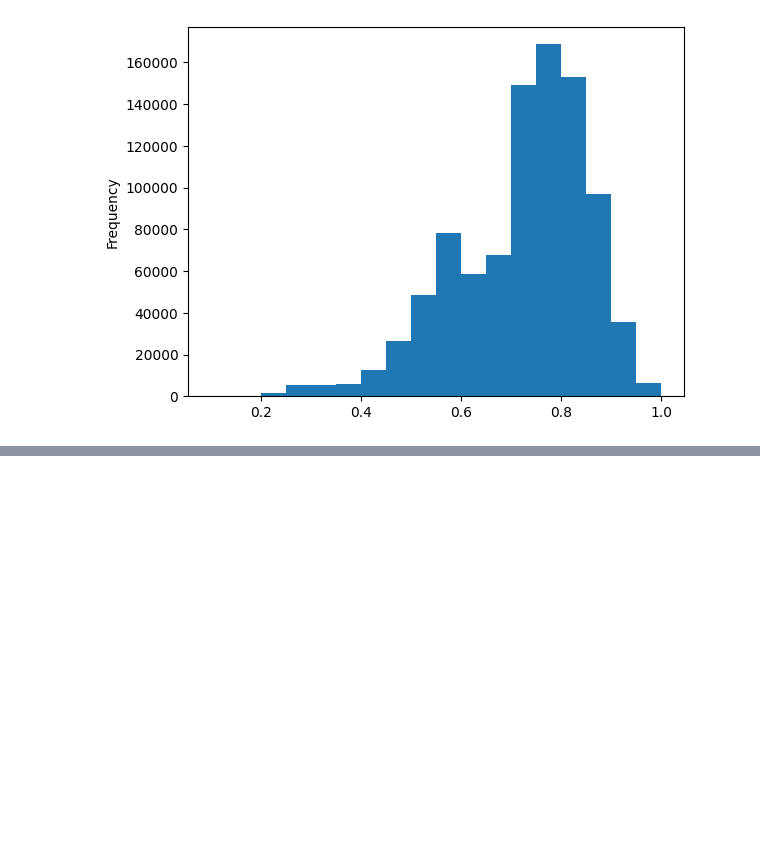
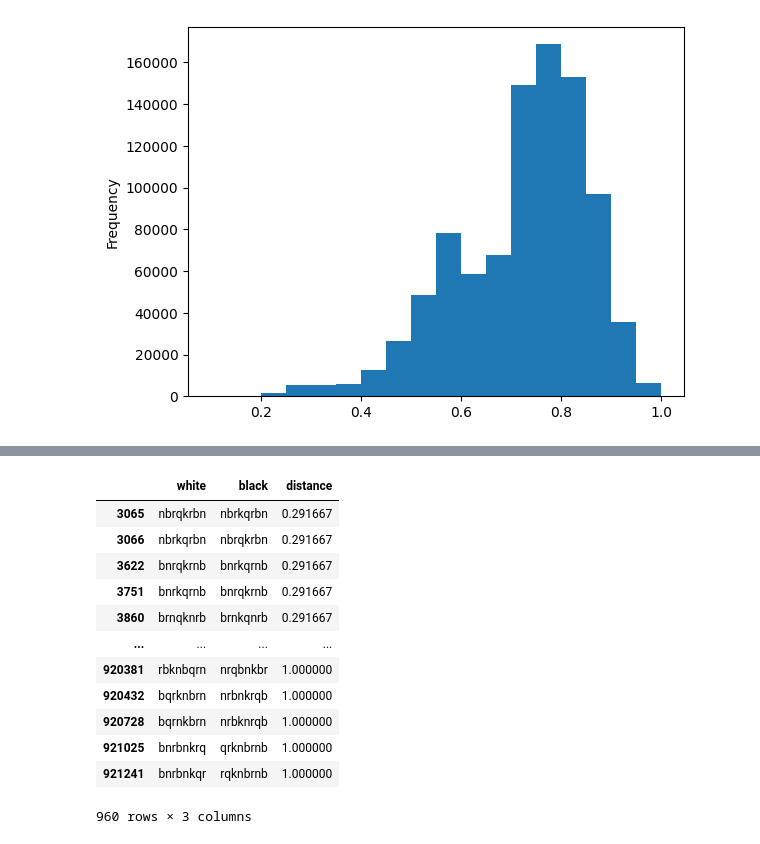
Before and after one commit to pschonev/double-fischer-random, a Jupyter notebook: src/explore.ipynb, the cells around one changed output, grey strips where cells are left out. Cells and saved outputs as stored; diff of their text form; code cells hidden in the pictures; blank space fills up the shorter version.

```diff
--- a/src/explore.ipynb
+++ b/src/explore.ipynb
@@ -24,0 +45,20 @@ df[df["distance"] > 0.1]["distance"].plot.hist(bins=18, range=(0.1, 1))
+# %%
+# df where white is reversed black
+df_reversed = distance_df.where(
+    distance_df.white == distance_df.black.str[::-1]
+).dropna()
+df_reversed
+# %% [output]
+|  | white | black | distance |
+| 3065 | nbrqkrbn | nbrkqrbn | 0.291667 |
+| 3066 | nbrkqrbn | nbrqkrbn | 0.291667 |
+| 3622 | bnrqkrnb | bnrkqrnb | 0.291667 |
+| 3751 | bnrkqrnb | bnrqkrnb | 0.291667 |
+| 3860 | brnqknrb | brnkqnrb | 0.291667 |
+| ... | ... | ... | ... |
+| 920381 | rbknbqrn | nrqbnkbr | 1.000000 |
+| 920432 | bqrknbrn | nrbnkrqb | 1.000000 |
+| 920728 | bqrnkbrn | nrbknrqb | 1.000000 |
+| 921025 | bnrbnkrq | qrknbrnb | 1.000000 |
+| 921241 | bnrbnkqr | rqknbrnb | 1.000000 |
+960 rows × 3 columns
```
Also changed, not shown: parts of 11 cells of this notebook, 6 other files.
